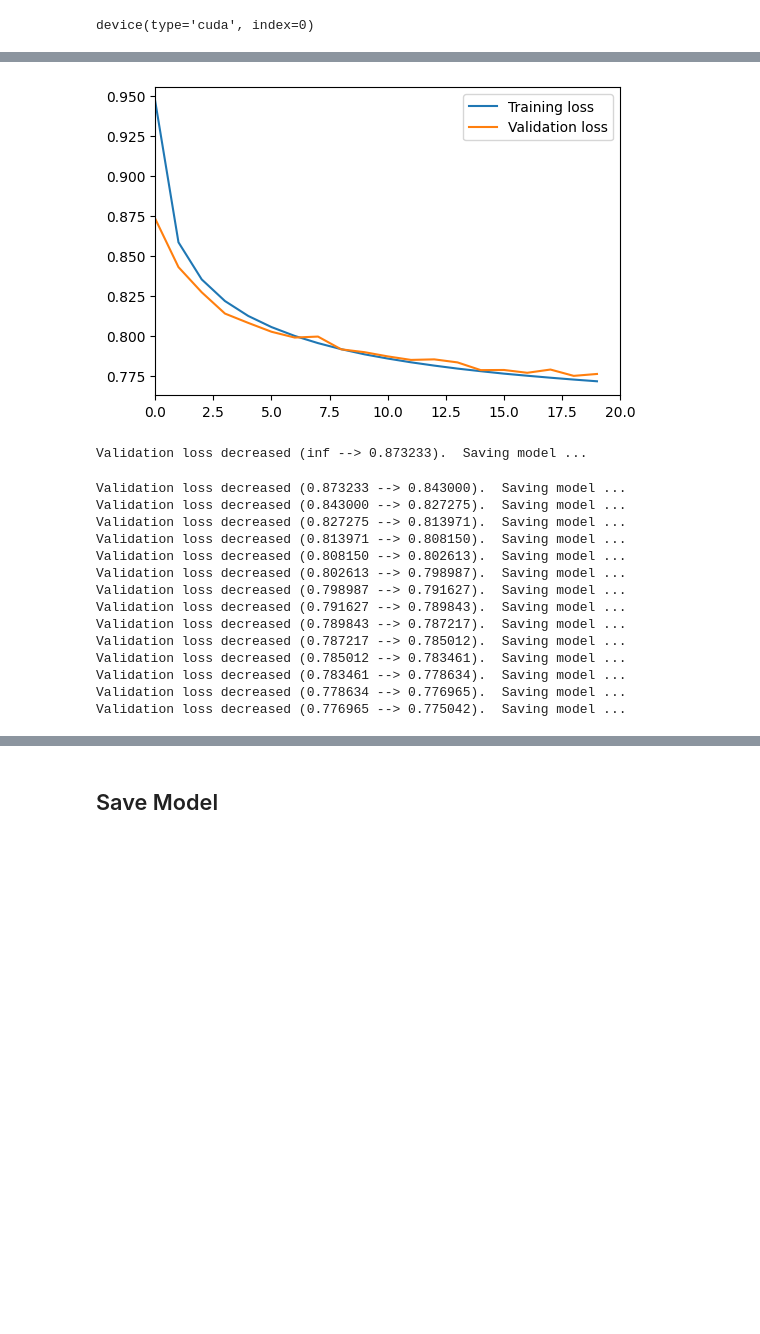
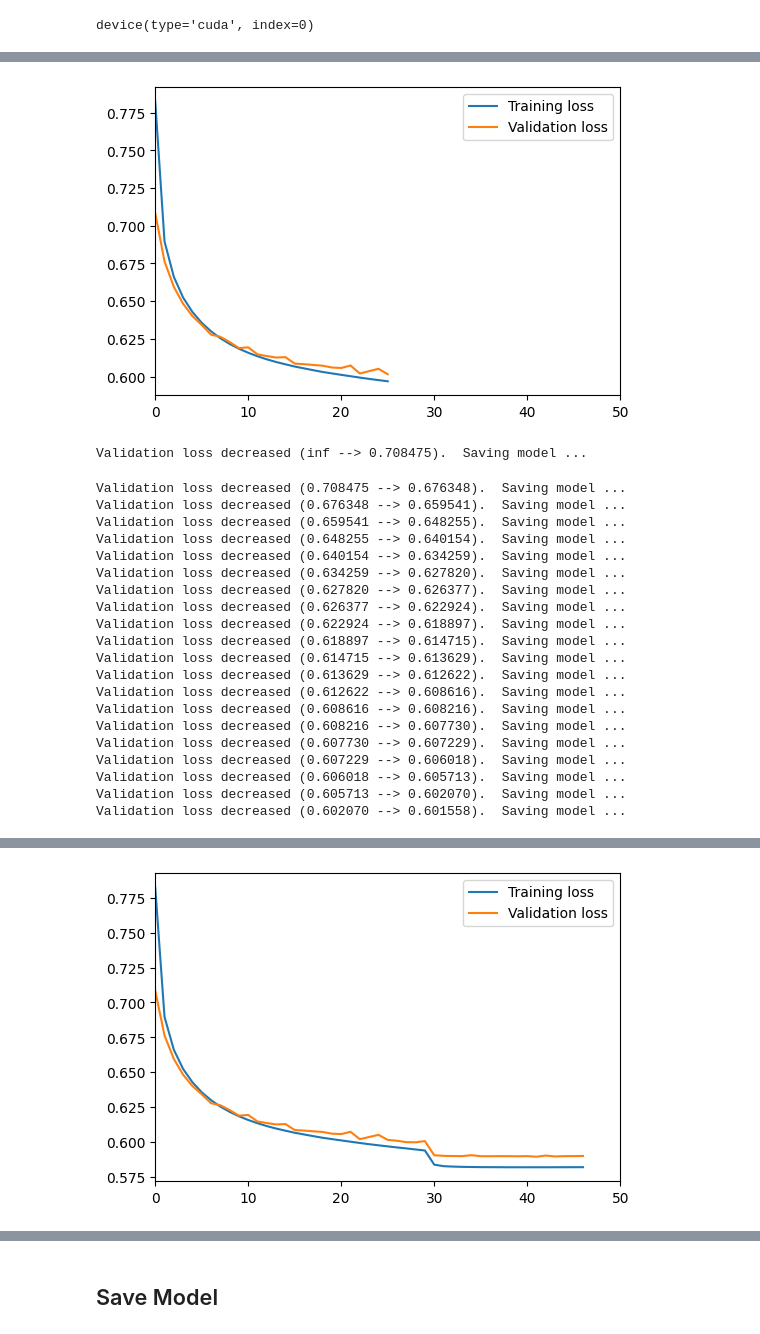
Before and after one commit to appeler/ethnicolr_v2, a Jupyter notebook: notebooks/LSTM_pytorch_label.ipynb, the cells around one changed output, grey strips where cells are left out. Saved outputs shown, nothing was run; the diff lists cells and outputs as text; code cells hidden in the pictures; blank space fills up the shorter version.

```diff
--- a/notebooks/LSTM_pytorch_label.ipynb
+++ b/notebooks/LSTM_pytorch_label.ipynb
@@ -116,0 +119,7 @@ len(df)
+# %%
+# dropping unknown column
+df = df.drop(df[df['race'] == 'unknown'].index)
+# %%
+# combine multi_racial and native_indian to other
+mapping = {'multi_racial': 'other', 'native_indian': 'other'}
+df['race'] = df['race'].replace(mapping)
@@ -136,7 +147,7 @@ df.iloc[0,4]
 # %% [markdown]
 ## Creating Dataset
 # %%
-all_letters = string.ascii_letters + " "
+all_letters = string.ascii_letters + "'- "
 # %%
 all_letters
 # %% [output]
@@ -507,7 +401,24 @@ CPU MHz:                         2200.222
 NUMA node0 CPU(s):               0-11
 Flags:                           fpu vme de pse tsc msr pae mce cx8 apic sep mtrr pge mca cmov pat pse36 clflush mmx fxsr sse sse2 ss ht syscall nx pdpe1gb rdtscp lm constant_tsc rep_good nopl xtopolo ...
+# %%
+class EarlyStopper:
+    def __init__(self, patience=1, min_delta=0):
+        self.patience = patience
+        self.min_delta = min_delta
+        self.counter = 0
+        self.min_validation_loss = np.inf
+
+    def early_stop(self, validation_loss):
+        if validation_loss < self.min_validation_loss:
+            self.min_validation_loss = validation_loss
+            self.counter = 0
+        elif validation_loss > (self.min_validation_loss + self.min_delta):
+            self.counter += 1
+            if self.counter >= self.patience:
+                return True
+        return False
 # %%
-epochs = 20
+epochs = 50
 lr = 0.0001 # 0.005 is very slow
 
 
@@ -518,6 +429,9 @@ criterion = nn.NLLLoss()
 
 optimizer = AdamW(rnn.parameters(), lr)
 scheduler = torch.optim.lr_scheduler.StepLR(optimizer, step_size=30, gamma=0.1)
+
+
+early_stopper = EarlyStopper(patience=5)
 
 
 mb = master_bar(range(epochs))
@@ -589,4 +503,7 @@ for epoch in mb:
       val_mean.item()))
       torch.save(rnn.state_dict(), 'simple_rnn_ethni.pt')
       valid_mean_min = val_mean.item()
+
+  if early_stopper.early_stop(val_mean.item()):
+      break
 # %% [output]
@@ -613,16 +527,22 @@ Epoch 19: Training loss 0.771661 validation loss 0.776234 with lr 0.000100
-[figure, old version]
+[figure, new version]
-Validation loss decreased (inf --> 0.873233).  Saving model ...
-Validation loss decreased (0.873233 --> 0.843000).  Saving model ...
-Validation loss decreased (0.843000 --> 0.827275).  Saving model ...
-Validation loss decreased (0.827275 --> 0.813971).  Saving model ...
-Validation loss decreased (0.813971 --> 0.808150).  Saving model ...
-Validation loss decreased (0.808150 --> 0.802613).  Saving model ...
-Validation loss decreased (0.802613 --> 0.798987).  Saving model ...
-Validation loss decreased (0.798987 --> 0.791627).  Saving model ...
-Validation loss decreased (0.791627 --> 0.789843).  Saving model ...
-Validation loss decreased (0.789843 --> 0.787217).  Saving model ...
-Validation loss decreased (0.787217 --> 0.785012).  Saving model ...
-Validation loss decreased (0.785012 --> 0.783461).  Saving model ...
-Validation loss decreased (0.783461 --> 0.778634).  Saving model ...
-Validation loss decreased (0.778634 --> 0.776965).  Saving model ...
-Validation loss decreased (0.776965 --> 0.775042).  Saving model ...
+Validation loss decreased (inf --> 0.708475).  Saving model ...
+Validation loss decreased (0.708475 --> 0.676348).  Saving model ...
+Validation loss decreased (0.676348 --> 0.659541).  Saving model ...
+Validation loss decreased (0.659541 --> 0.648255).  Saving model ...
+Validation loss decreased (0.648255 --> 0.640154).  Saving model ...
+Validation loss decreased (0.640154 --> 0.634259).  Saving model ...
+Validation loss decreased (0.634259 --> 0.627820).  Saving model ...
+Validation loss decreased (0.627820 --> 0.626377).  Saving model ...
+Validation loss decreased (0.626377 --> 0.622924).  Saving model ...
+Validation loss decreased (0.622924 --> 0.618897).  Saving model ...
+Validation loss decreased (0.618897 --> 0.614715).  Saving model ...
+Validation loss decreased (0.614715 --> 0.613629).  Saving model ...
+Validation loss decreased (0.613629 --> 0.612622).  Saving model ...
+Validation loss decreased (0.612622 --> 0.608616).  Saving model ...
+Validation loss decreased (0.608616 --> 0.608216).  Saving model ...
+Validation loss decreased (0.608216 --> 0.607730).  Saving model ...
+Validation loss decreased (0.607730 --> 0.607229).  Saving model ...
+Validation loss decreased (0.607229 --> 0.606018).  Saving model ...
+Validation loss decreased (0.606018 --> 0.605713).  Saving model ...
+Validation loss decreased (0.605713 --> 0.602070).  Saving model ...
+Validation loss decreased (0.602070 --> 0.601558).  Saving model ...
@@ -628,0 +566 @@ Validation loss decreased (0.776965 --> 0.775042).  Saving model ...
+[figure, added]
```
Also changed, not shown: parts of 49 cells of this notebook.
